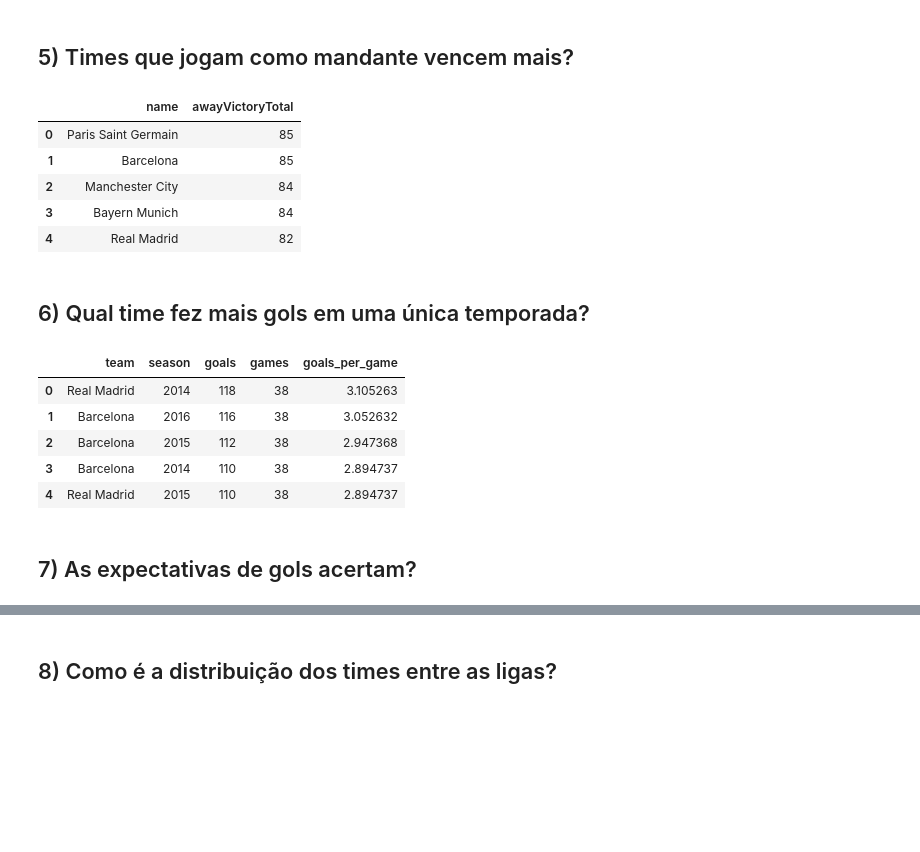
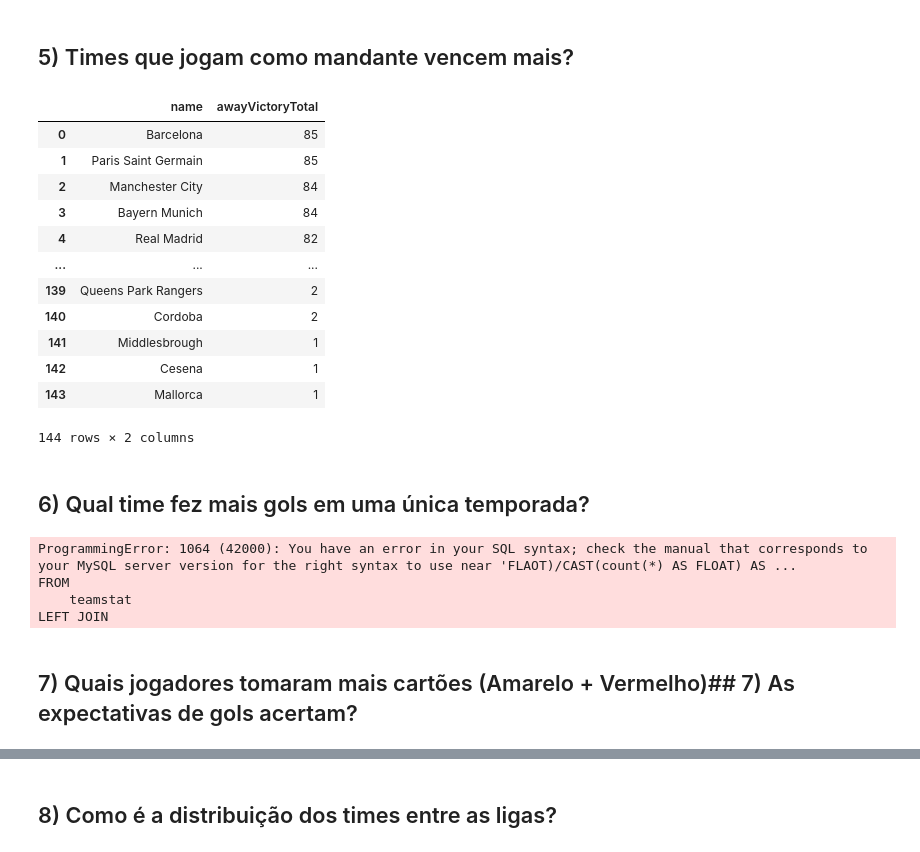
Before and after one commit to ciencia-dados-ifsp-grupo5/FootbalDatabase, a Jupyter notebook: notebooks/FootballDatabase_analysis.ipynb, the cells around one changed output, grey strips where cells are left out. Cells and saved outputs as stored; diff of their text form; code cells hidden in the pictures; blank space fills up the shorter version.

```diff
--- a/notebooks/FootballDatabase_analysis.ipynb
+++ b/notebooks/FootballDatabase_analysis.ipynb
@@ -386,68 +371,73 @@ question_4.head()
 # %% [markdown]
 ## 5) Times que jogam como mandante vencem mais?
 # %%
-question_6 = pd.read_sql('''
+question_5 = '''
 with t_win as(
 SELECT
     name,
     CASE
         WHEN homeGoals > awayGoals THEN 'homeWin'
         WHEN homeGoals < awayGoals THEN 'awayWin'
         WHEN homeGoals = awayGoals THEN 'draw'
         ELSE 'not_a_result'
     END as Wining
 FROM
-    games
+    game
 LEFT JOIN
-    teams on games.awayTeamID = teams.teamID
-WHERE
-    Wining ='awayWin'
+    team on game.awayTeamID = team.teamID
 )
 SELECT
     name,
     count(Wining) as awayVictoryTotal
 FROM
     t_win
+WHERE
+    Wining ='awayWin'
 GROUP BY
     name
 ORDER BY
     awayVictoryTotal DESC
-''', con=conn)
-question_6.head()
+'''
+exec_query(question_5)
 # %% [output]
 |  | name | awayVictoryTotal |
-| 0 | Paris Saint Germain | 85 |
-| 1 | Barcelona | 85 |
+| 0 | Barcelona | 85 |
+| 1 | Paris Saint Germain | 85 |
 | 2 | Manchester City | 84 |
 | 3 | Bayern Munich | 84 |
 | 4 | Real Madrid | 82 |
+| ... | ... | ... |
+| 139 | Queens Park Rangers | 2 |
+| 140 | Cordoba | 2 |
+| 141 | Middlesbrough | 1 |
+| 142 | Cesena | 1 |
+| 143 | Mallorca | 1 |
+144 rows × 2 columns
 # %% [markdown]
 ## 6) Qual time fez mais gols em uma única temporada?
 # %%
-question_6 = pd.read_sql('''
+question_6 = '''
 SELECT
-    teams.name AS team,
+    team.name AS team,
     season,
     SUM(goals) AS goals,
     COUNT(*) AS games,
     CAST(SUM(goals) AS FLAOT)/CAST(count(*) AS FLOAT) AS goals_per_game
 FROM
-    teamstats
+    teamstat
 LEFT JOIN
-    teams ON teamstats.teamID = teams.teamID
+    team ON teamstat.teamID = team.teamID
 GROUP BY
     team,
     season
 ORDER BY
     goals DESC
-''', con=conn)
-question_6.head()
+'''
+exec_query(question_6)
 # %% [output]
-|  | team | season | goals | games | goals_per_game |
-| 0 | Real Madrid | 2014 | 118 | 38 | 3.105263 |
-| 1 | Barcelona | 2016 | 116 | 38 | 3.052632 |
-| 2 | Barcelona | 2015 | 112 | 38 | 2.947368 |
-| 3 | Barcelona | 2014 | 110 | 38 | 2.894737 |
-| 4 | Real Madrid | 2015 | 110 | 38 | 2.894737 |
+ProgrammingError: 1064 (42000): You have an error in your SQL syntax; check the manual that corresponds to your MySQL server version for the right syntax to use near 'FLAOT)/CAST(count(*) AS FLOAT) AS ...
+FROM
+    teamstat
+LEFT JOIN
 # %% [markdown]
-## 7) As expectativas de gols acertam?
+## 7) Quais jogadores tomaram mais cartões (Amarelo + Vermelho)## 7) As expectativas de gols acertam?
```
Also changed, not shown: parts of 5 cells of this notebook.
